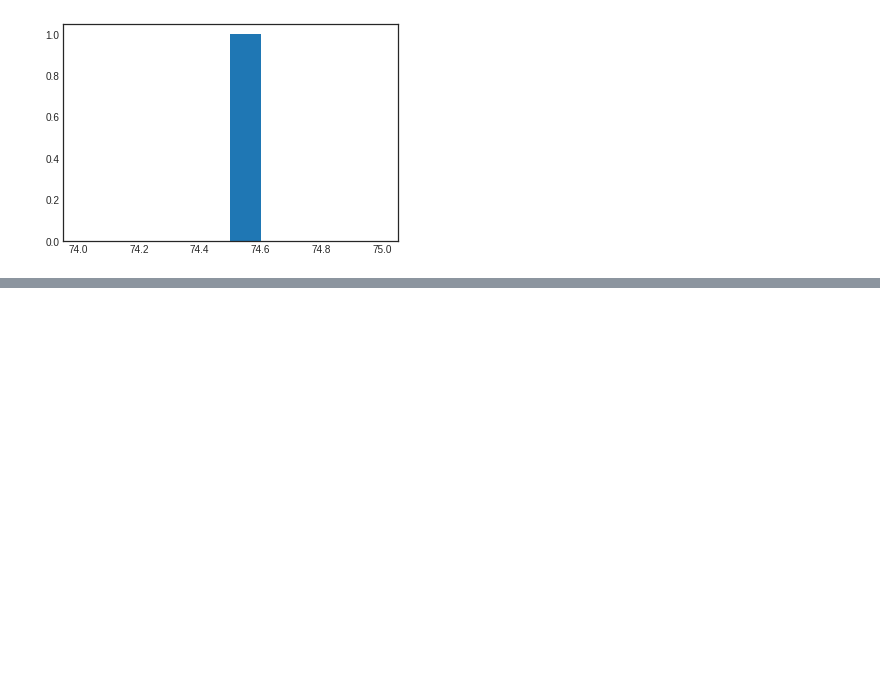
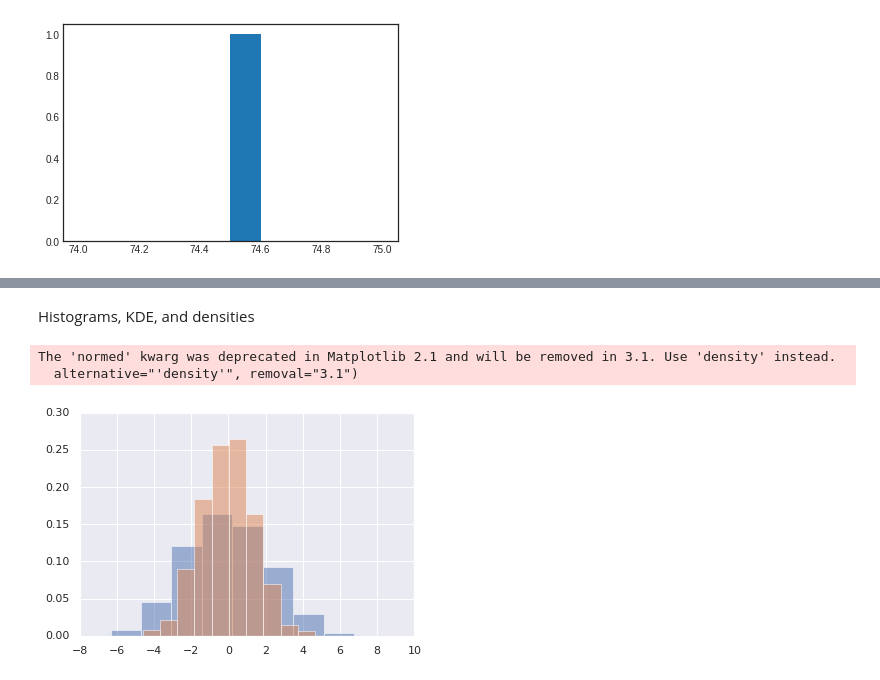
Before and after one commit to yakshithav/internship, a Jupyter notebook: pan1.ipynb, the cells around one changed output, grey strips where cells are left out. Drawn from its saved outputs; the diff is of its cells as text; code cells hidden in the pictures; blank space fills up the shorter version.

```diff
--- a/pan1.ipynb
+++ b/pan1.ipynb
@@ -1148,0 +1184,12 @@ plt.hist(data['height(incms)'].mean())
+# %% [markdown]
+Histograms, KDE, and densities
+# %%
+data = np.random.multivariate_normal([0, 0], [[5, 2], [2, 2]], size=2000)
+data = pd.DataFrame(data, columns=['x', 'y'])
+
+for col in 'xy':
+    plt.hist(data[col], normed=True, alpha=0.5)
+# %% [output]
+The 'normed' kwarg was deprecated in Matplotlib 2.1 and will be removed in 3.1. Use 'density' instead.
+  alternative="'density'", removal="3.1")
+[figure, added]
```
Also changed, not shown: parts of 66 cells of this notebook.
